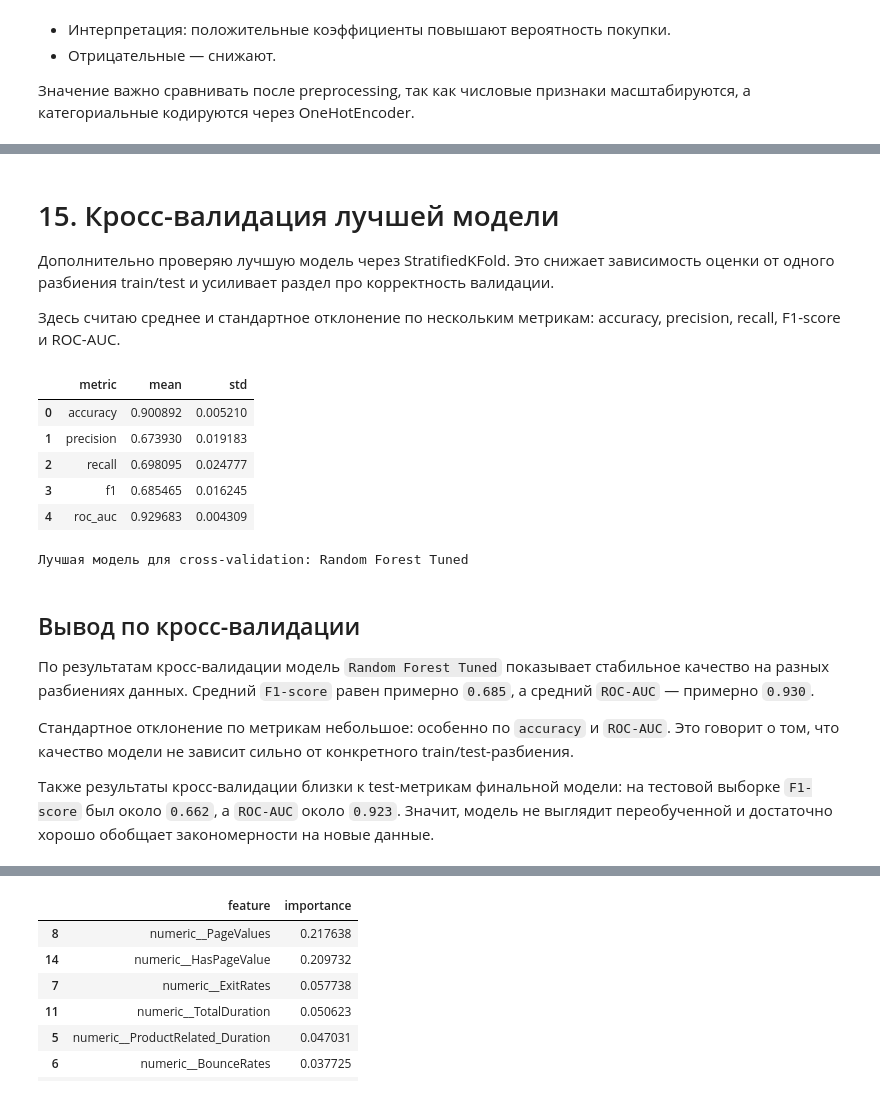
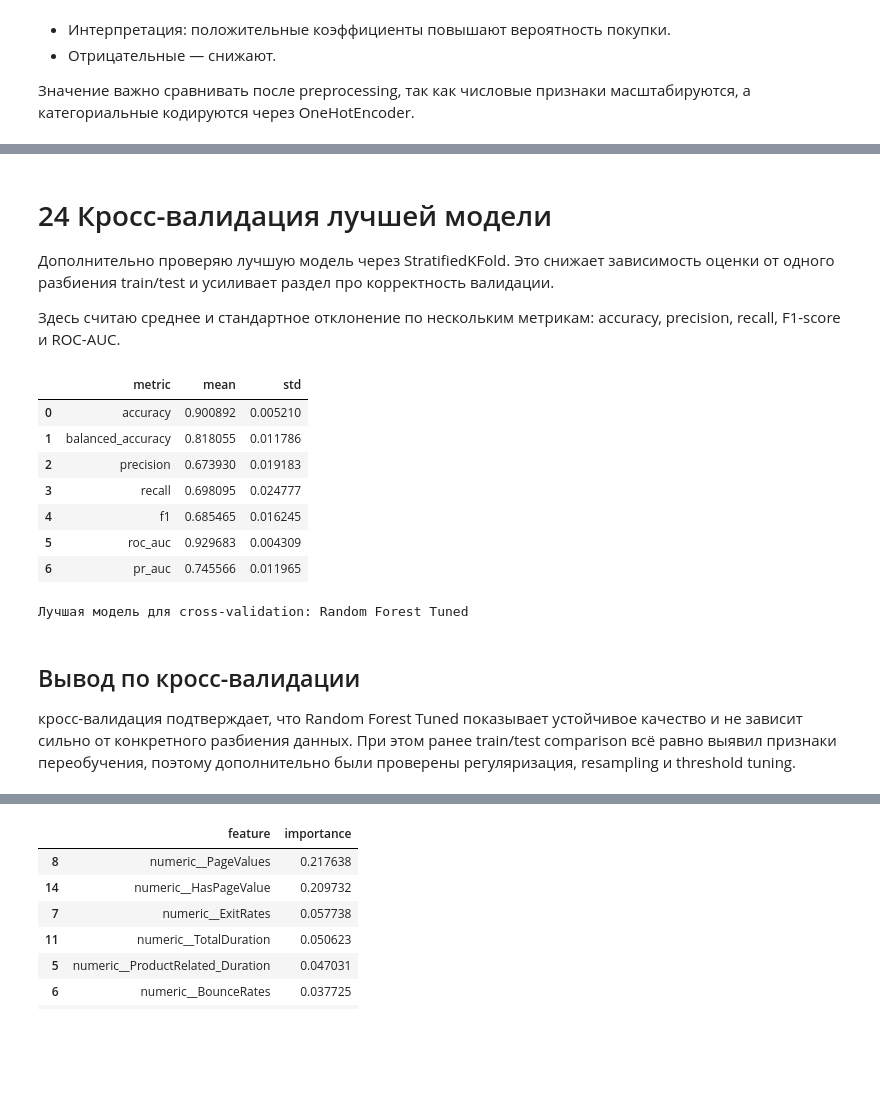
Before and after one commit to Matveycoolking/online_shoppe_predict, a Jupyter notebook: GoogleColab/online_shopper.ipynb, the cells around one changed output, grey strips where cells are left out. Drawn from its saved outputs; the diff is of its cells as text; code cells hidden in the pictures; blank space fills up the shorter version.

```diff
--- a/GoogleColab/online_shopper.ipynb
+++ b/GoogleColab/online_shopper.ipynb
@@ -677,10 +830,12 @@ def evaluate_model(model: Any, X_data: pd.DataFrame, y_true: pd.Series) -> dict[
 
     return {
         "accuracy": accuracy_score(y_true, y_pred),
+        "balanced_accuracy": balanced_accuracy_score(y_true, y_pred),
         "precision": precision_score(y_true, y_pred, zero_division=0),
         "recall": recall_score(y_true, y_pred, zero_division=0),
         "f1": f1_score(y_true, y_pred, zero_division=0),
         "roc_auc": roc_auc_score(y_true, y_score),
+        "pr_auc": average_precision_score(y_true, y_score),
         "confusion_matrix": matrix.tolist(),
         "classification_report": classification_report(y_true, y_pred, zero_division=0, output_dict=True),
     }
@@ -691,10 +846,12 @@ def metrics_row(model_name: str, metrics: dict[str, Any]) -> dict[str, Any]:
     return {
         "model": model_name,
         "accuracy": metrics["accuracy"],
+        "balanced_accuracy": metrics["balanced_accuracy"],
         "precision": metrics["precision"],
         "recall": metrics["recall"],
         "f1": metrics["f1"],
         "roc_auc": metrics["roc_auc"],
+        "pr_auc": metrics["pr_auc"],
         "tn": confusion[0][0],
         "fp": confusion[0][1],
         "fn": confusion[1][0],
@@ -722,7 +879,7 @@ for model_name, estimator in build_models().items():
     metrics_by_model[model_name] = metrics
     rows.append(metrics_row(model_name, metrics))
 
-comparison = pd.DataFrame(rows).sort_values(by=["f1", "roc_auc"], ascending=False)
+comparison = pd.DataFrame(rows).sort_values(by=["f1", "pr_auc", "roc_auc"], ascending=False)
 display(comparison)
 # %% [output]
 Training: Logistic Regression
@@ -780,13 +937,13 @@ metrics_by_model["Random Forest Tuned"] = tuned_rf_metrics
 comparison = pd.concat(
     [comparison, pd.DataFrame([metrics_row("Random Forest Tuned", tuned_rf_metrics)])],
     ignore_index=True,
-).sort_values(by=["f1", "roc_auc"], ascending=False)
+).sort_values(by=["f1", "pr_auc", "roc_auc"], ascending=False)
 
 display(comparison)
 
 tuning_comparison = comparison[comparison["model"].isin(["Random Forest", "Random Forest Tuned"])].copy()
 tuning_comparison = tuning_comparison.sort_values("f1", ascending=False)
-display(tuning_comparison[["model", "accuracy", "precision", "recall", "f1", "roc_auc", "tn", "fp", "fn", "tp"]])
+display(tuning_comparison[["model", "accuracy", "balanced_accuracy", "precision", "recall", "f1", "roc_auc", "pr_auc", "tn", "fp", "fn", "tp"]])
 
 rf_before = metrics_by_model["Random Forest"]
 rf_after = metrics_by_model["Random Forest Tuned"]
@@ -1042,5 +1739,5 @@ Passing `palette` without assigning `hue` is deprecated and will be removed in v
 # %% [markdown]
-# 15. Кросс-валидация лучшей модели
+# 24 Кросс-валидация лучшей модели
 
 Дополнительно проверяю лучшую модель через StratifiedKFold. Это снижает зависимость оценки от одного разбиения train/test и усиливает раздел про корректность валидации.
 
@@ -1053,49 +1750,49 @@ best_metrics = metrics_by_model[best_model_name]
 cv_5 = StratifiedKFold(n_splits=5, shuffle=True, random_state=RANDOM_STATE)
 cv_scoring = {
     "accuracy": "accuracy",
+    "balanced_accuracy": "balanced_accuracy",
     "precision": "precision",
     "recall": "recall",
     "f1": "f1",
     "roc_auc": "roc_auc",
+    "pr_auc": "average_precision",
 }
 
 cv_results = cross_validate(
     best_model,
     X,
     y,
     cv=cv_5,
     scoring=cv_scoring,
     n_jobs=-1,
     return_train_score=False,
 )
 
 cv_summary = pd.DataFrame(
     [
         {
             "metric": metric,
             "mean": cv_results[f"test_{metric}"].mean(),
             "std": cv_results[f"test_{metric}"].std(),
         }
         for metric in cv_scoring
     ]
 )
 
 display(cv_summary)
 print(f"Лучшая модель для cross-validation: {best_model_name}")
 # %% [output]
 |  | metric | mean | std |
 | 0 | accuracy | 0.900892 | 0.005210 |
-| 1 | precision | 0.673930 | 0.019183 |
-| 2 | recall | 0.698095 | 0.024777 |
-| 3 | f1 | 0.685465 | 0.016245 |
-| 4 | roc_auc | 0.929683 | 0.004309 |
+| 1 | balanced_accuracy | 0.818055 | 0.011786 |
+| 2 | precision | 0.673930 | 0.019183 |
+| 3 | recall | 0.698095 | 0.024777 |
+| 4 | f1 | 0.685465 | 0.016245 |
+| 5 | roc_auc | 0.929683 | 0.004309 |
+| 6 | pr_auc | 0.745566 | 0.011965 |
 Лучшая модель для cross-validation: Random Forest Tuned
 # %% [markdown]
 ## Вывод по кросс-валидации
 
-По результатам кросс-валидации модель `Random Forest Tuned` показывает стабильное качество на разных разбиениях данных. Средний `F1-score` равен примерно `0.685`, а средний `ROC-AUC` — примерно `0.930`.
-
-Стандартное отклонение по метрикам небольшое: особенно по `accuracy` и `ROC-AUC`. Это говорит о том, что качество модели не зависит сильно от конкретного train/test-разбиения.
-
-Также результаты кросс-валидации близки к test-метрикам финальной модели: на тестовой выборке `F1-score` был около `0.662`, а `ROC-AUC` около `0.923`. Значит, модель не выглядит переобученной и достаточно хорошо обобщает закономерности на новые данные.
+кросс-валидация подтверждает, что Random Forest Tuned показывает устойчивое качество и не зависит сильно от конкретного разбиения данных. При этом ранее train/test comparison всё равно выявил признаки переобучения, поэтому дополнительно были проверены регуляризация, resampling и threshold tuning.
 # %% [markdown]
```
Also changed, not shown: parts of 58 cells of this notebook, 6 other files.
